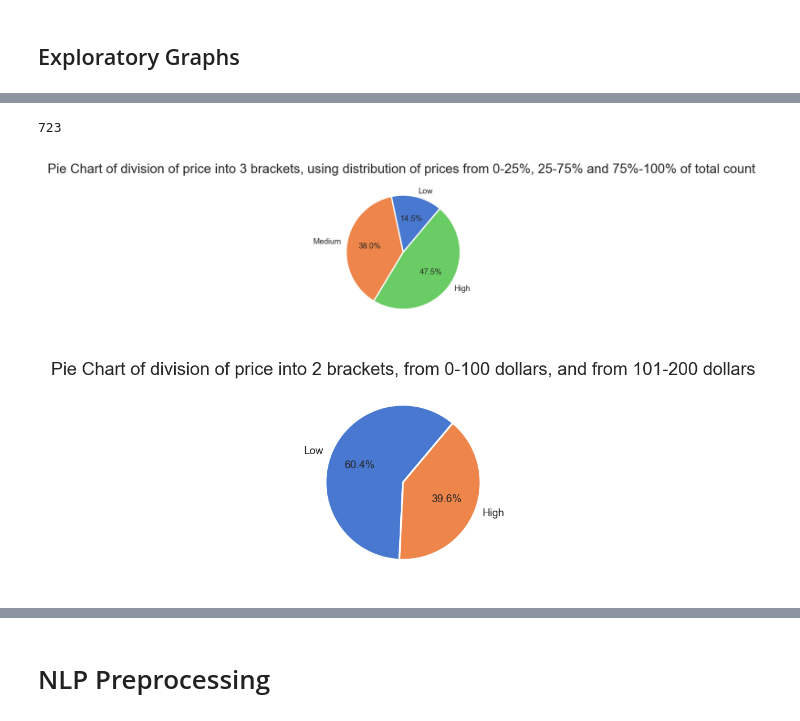
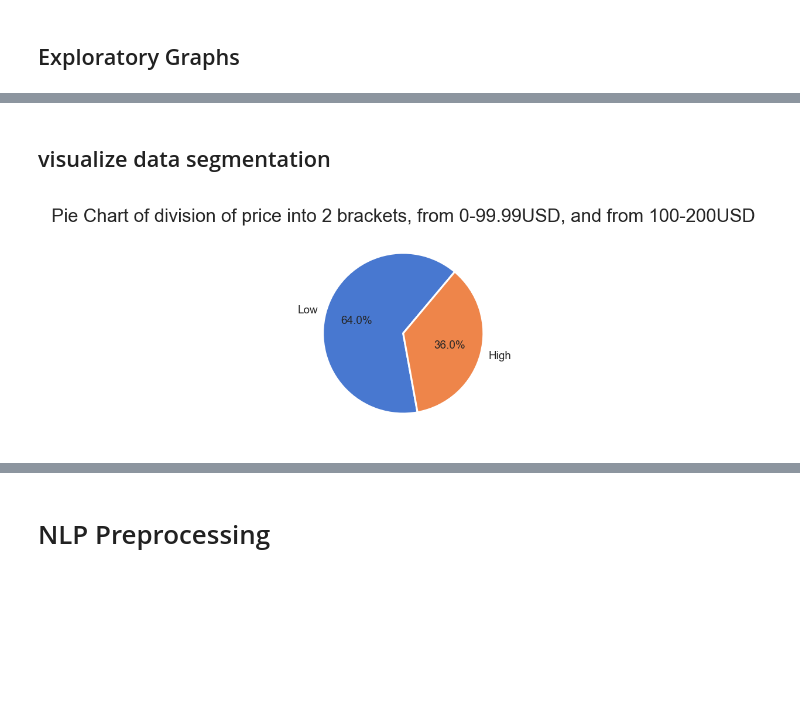
Before and after one commit to MariumS/NLP_Udemy_API, a Jupyter notebook: Full_Notebook.ipynb, the cells around one changed output, grey strips where cells are left out. Saved outputs shown, nothing was run; the diff lists cells and outputs as text; code cells hidden in the pictures; blank space fills up the shorter version.

```diff
--- a/Full_Notebook.ipynb
+++ b/Full_Notebook.ipynb
@@ -152,0 +216,2 @@ data.describe()
+# %%
+data = pd.read_csv('data/data_api.csv')
@@ -153 +234,4 @@ data.describe()
+# %%
+#dropping excess column created with conversion to csv
+data.drop([ 'Unnamed: 0'], axis=1, inplace=True)
 # %% [markdown]
@@ -254,9 +368,7 @@ Name: price, dtype: float64
 # %%
-data['price_bracket_3']=0
+data['price_bracket_2']=0
 for i in range(0, len(data)):
-    if (data.price[i] <= 20):
-        data['price_bracket_3'][i]='1'
-    elif (data.price[i] <= 96) and (data.price[i] >= 20):
-        data['price_bracket_3'][i]='2'
+    if (data.price[i] <= ((data.price.max()/2)-.01)):
+        data['price_bracket_2'][i]=0
     else:
-        data['price_bracket_3'][i]='3'
+        data['price_bracket_2'][i]=1
@@ -276,7 +374,0 @@ See the caveats in the documentation: https://pandas.pydata.org/pandas-docs/stab
-# %%
-data['price_bracket_2']=0
-for i in range(0, len(data)):
-    if (data.price[i] <= 100):
-        data['price_bracket_2'][i]=0
-    else:
-        data['price_bracket_2'][i]=1
@@ -308,6 +380 @@ data['price_bracket_2'].value_counts()
 Name: price_bracket_2, dtype: int64
-# %%
-l = len(data[data.price_bracket_3==1])
-l
-# %% [output]
-723
@@ -318,12 +381,17 @@ l
+# %% [markdown]
+## visualize data segmentation
 # %%
-category_names = ['Low', 'Medium', 'High']
-sizes = [l, m, h]
+l = len(data[data.price_bracket_2==0])
+h = len(data[data.price_bracket_2==1])
+
+category_names = ['Low', 'High']
+sizes = [l, h]
 plt.figure(figsize= (2,2), dpi = 227)
-figsize=50
 plt.pie(sizes, labels=category_names,
         textprops={'fontsize' :6} , startangle=50,
        autopct= '%1.1f%%')
-plt.title('Pie Chart of division of price into 3 brackets, using distribution of prices from 0-25%, 25-75% and 75%-100% of total count ', size=10)
+plt.title('Pie Chart of division of price into 2 brackets, from 0-99.99USD, and from 100-200USD', size=10)
+
 plt.show()
 # %% [output]
-[figure, old version]
+[figure, new version]
@@ -333,15 +398,3 @@ plt.show()
-# %%
-category_names = ['Low', 'High']
-sizes = [l, h]
-plt.figure(figsize= (2,2), dpi = 227)
-plt.pie(sizes, labels=category_names,
-        textprops={'fontsize' :6} , startangle=50,
-       autopct= '%1.1f%%')
-plt.title('Pie Chart of division of price into 2 brackets, from 0-100 dollars, and from 101-200 dollars', size=10)
-
-plt.show()
-# %% [output]
-[figure, removed]
 # %%
 data.describe()
 # %% [output]
```
Also changed, not shown: parts of 107 cells of this notebook.
